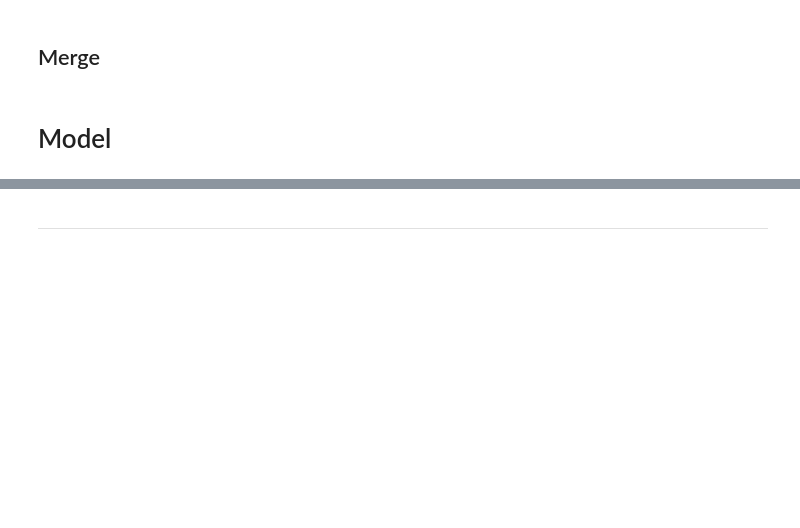
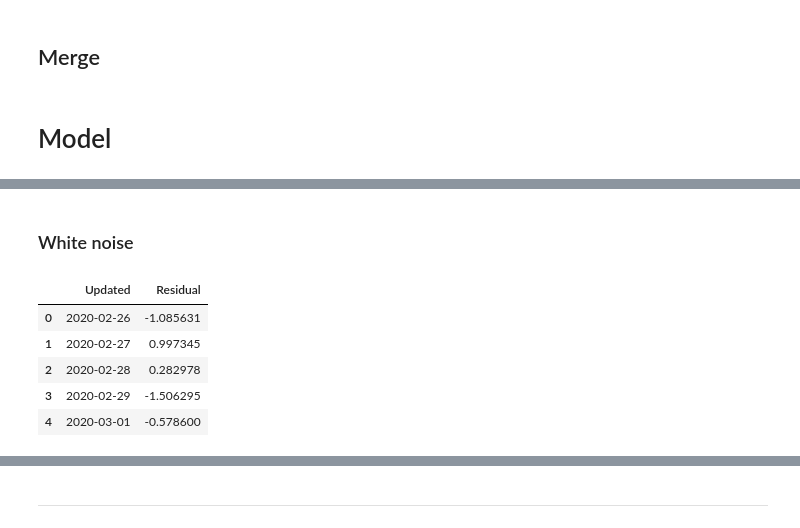
Before and after one commit to epidemic-research-team/epidemic-gaussian-process, a Jupyter notebook: MO - VGP.ipynb, the cells around one changed output, grey strips where cells are left out. Saved outputs shown, nothing was run; the diff lists cells and outputs as text; code cells hidden in the pictures; blank space fills up the shorter version.

```diff
--- a/MO - VGP.ipynb
+++ b/MO - VGP.ipynb
@@ -235,3 +249,20 @@ u0.head()
+# %% [markdown]
+### White noise
+# %%
+np.random.seed(123)
+
+dates = pd.date_range(train_data[["Updated"]].min().values[0], train_data[["Updated"]].max().values[0]).values
+u0 = np.random.normal(size=len(dates))
+
+u0 = pd.DataFrame({"Updated": dates, "Residual": u0})
+u0.head()
+# %% [output]
+|  | Updated | Residual |
+| 0 | 2020-02-26 | -1.085631 |
+| 1 | 2020-02-27 | 0.997345 |
+| 2 | 2020-02-28 | 0.282978 |
+| 3 | 2020-02-29 | -1.506295 |
+| 4 | 2020-03-01 | -0.578600 |
 # %%
 u0["Residual"].plot()
 # %% [output]
```
Also changed, not shown: parts of 74 cells of this notebook, 10 other files.
